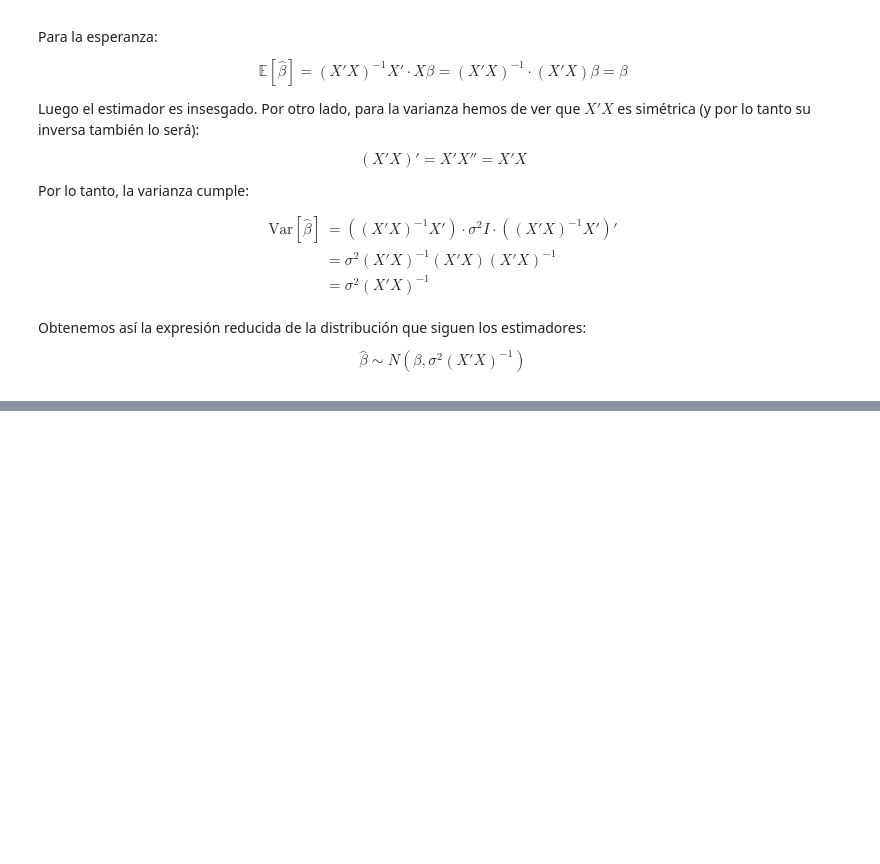
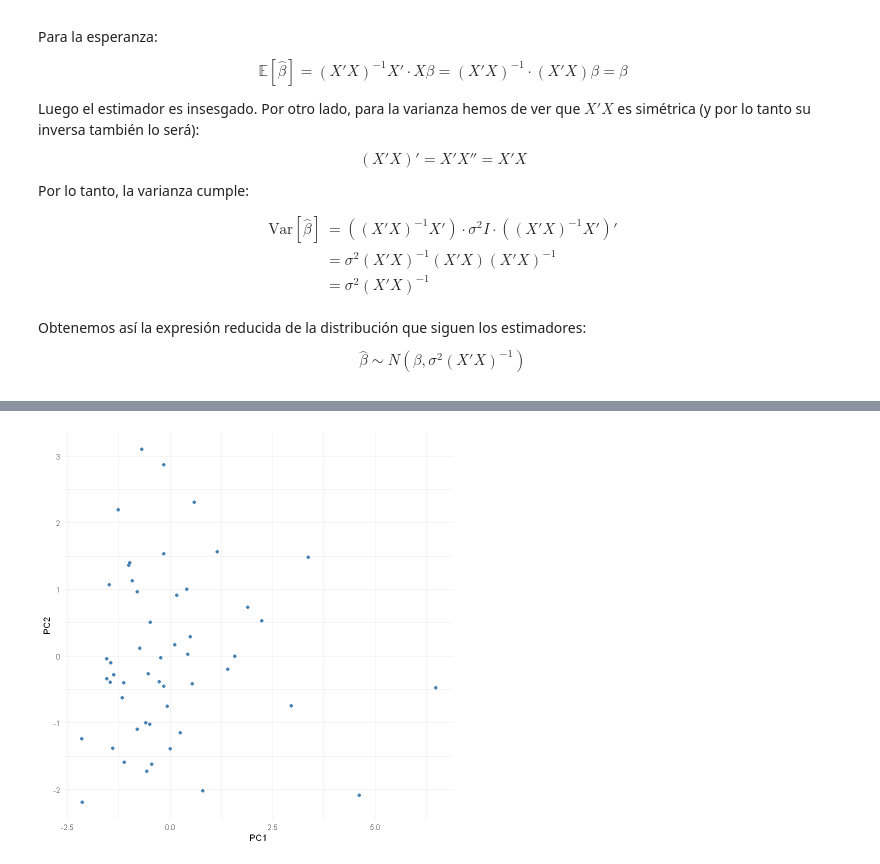
Before and after one commit to Ocete/mcd-mae, a Jupyter notebook: Entrega 3/ejercicios.ipynb, the cells around one changed output, grey strips where cells are left out. Drawn from its saved outputs; the diff is of its cells as text; code cells hidden in the pictures; blank space fills up the shorter version.

```diff
--- a/Entrega 3/ejercicios.ipynb
+++ b/Entrega 3/ejercicios.ipynb
@@ -303,0 +310,11 @@ Cumulative Proportion  9.933e-01 9.983e-01 1.000e+00 1.000e+00    1    1 1.00
+# %%
+fuel2001_without_FuelC <- data.frame(fuel2001)
+fuel2001_without_FuelC$FuelC <- NULL
+pca <- prcomp(fuel2001_without_FuelC, center=TRUE, scale.=TRUE)
+
+ggplot(as.data.frame(pca$x), aes(PC1, PC2)) +
+    geom_point(color="steelblue") +
+    labs(x='PC1', y='PC2') +
+    theme_minimal()
+# %% [output]
+[figure, added]
```
Also changed, not shown: parts of 41 cells of this notebook.
